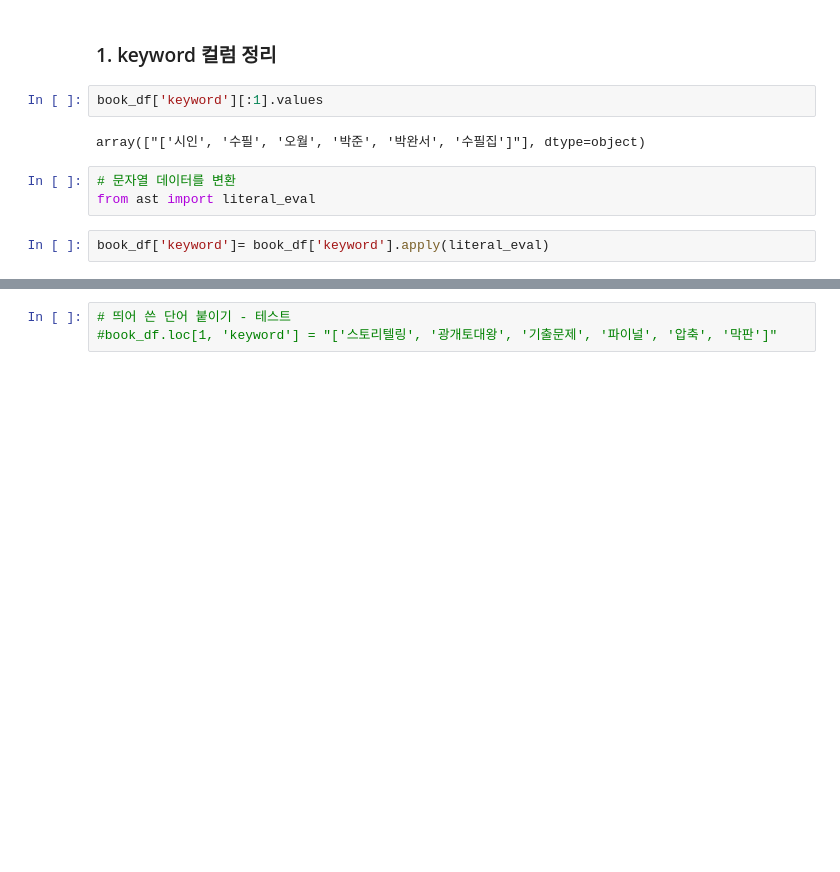
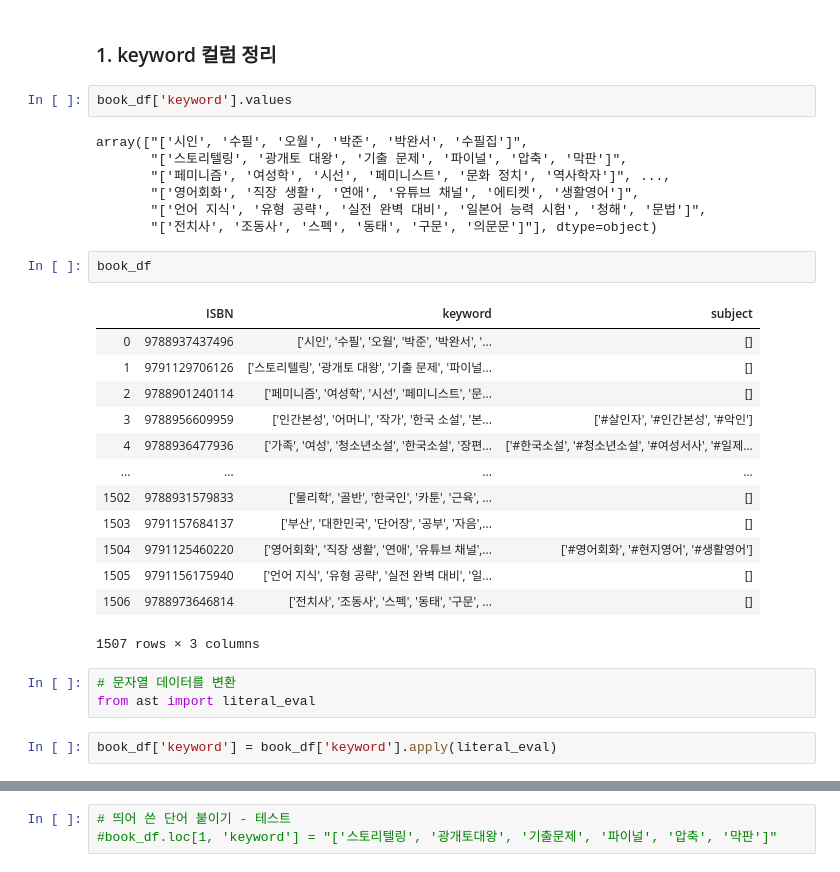
Before and after one commit to dk3059/ML_PROJECT, a Jupyter notebook: code/book_keyword_analysis.ipynb, the cells around one changed output, grey strips where cells are left out. Cells and saved outputs as stored; diff of their text form; blank space fills up the shorter version.

```diff
--- a/code/book_keyword_analysis.ipynb
+++ b/code/book_keyword_analysis.ipynb
@@ -44,12 +44,33 @@ len(book_df)
 # %% [markdown]
 ### 1. keyword 컬럼 정리
 # %%
-book_df['keyword'][:1].values
+book_df['keyword'].values
 # %% [output]
-array(["['시인', '수필', '오월', '박준', '박완서', '수필집']"], dtype=object)
+array(["['시인', '수필', '오월', '박준', '박완서', '수필집']",
+       "['스토리텔링', '광개토 대왕', '기출 문제', '파이널', '압축', '막판']",
+       "['페미니즘', '여성학', '시선', '페미니스트', '문화 정치', '역사학자']", ...,
+       "['영어회화', '직장 생활', '연애', '유튜브 채널', '에티켓', '생활영어']",
+       "['언어 지식', '유형 공략', '실전 완벽 대비', '일본어 능력 시험', '청해', '문법']",
+       "['전치사', '조동사', '스펙', '동태', '구문', '의문문']"], dtype=object)
+# %%
+book_df
+# %% [output]
+|  | ISBN | keyword | subject |
+| 0 | 9788937437496 | ['시인', '수필', '오월', '박준', '박완서', '... | [] |
+| 1 | 9791129706126 | ['스토리텔링', '광개토 대왕', '기출 문제', '파이널... | [] |
+| 2 | 9788901240114 | ['페미니즘', '여성학', '시선', '페미니스트', '문... | [] |
+| 3 | 9788956609959 | ['인간본성', '어머니', '작가', '한국 소설', '본... | ['#살인자', '#인간본성', '#악인'] |
+| 4 | 9788936477936 | ['가족', '여성', '청소년소설', '한국소설', '장편... | ['#한국소설', '#청소년소설', '#여성서사', '#일제... |
+| ... | ... | ... | ... |
+| 1502 | 9788931579833 | ['물리학', '골반', '한국인', '카툰', '근육', ... | [] |
+| 1503 | 9791157684137 | ['부산', '대한민국', '단어장', '공부', '자음',... | [] |
+| 1504 | 9791125460220 | ['영어회화', '직장 생활', '연애', '유튜브 채널',... | ['#영어회화', '#현지영어', '#생활영어'] |
+| 1505 | 9791156175940 | ['언어 지식', '유형 공략', '실전 완벽 대비', '일... | [] |
+| 1506 | 9788973646814 | ['전치사', '조동사', '스펙', '동태', '구문', ... | [] |
+1507 rows × 3 columns
 # %%
 # 문자열 데이터를 변환
 from ast import literal_eval
 # %%
-book_df['keyword']= book_df['keyword'].apply(literal_eval)
+book_df['keyword'] = book_df['keyword'].apply(literal_eval)
 # %%
```
Also changed, not shown: parts of 18 cells of this notebook.
